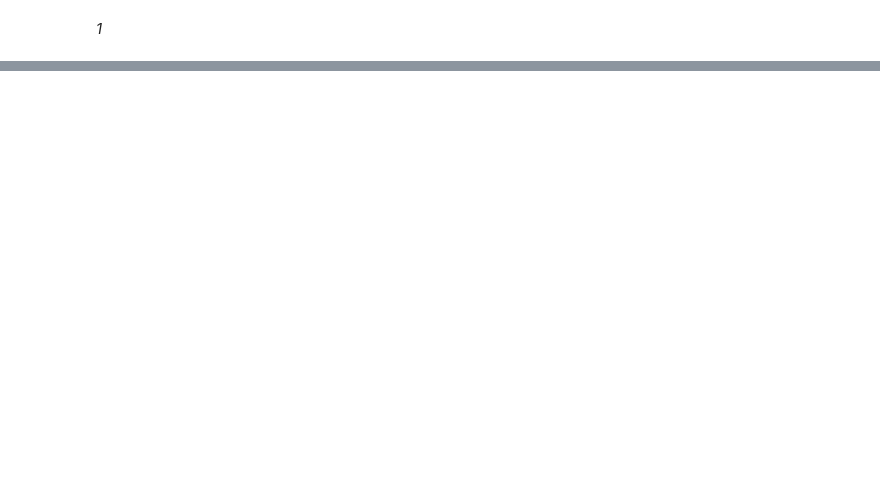
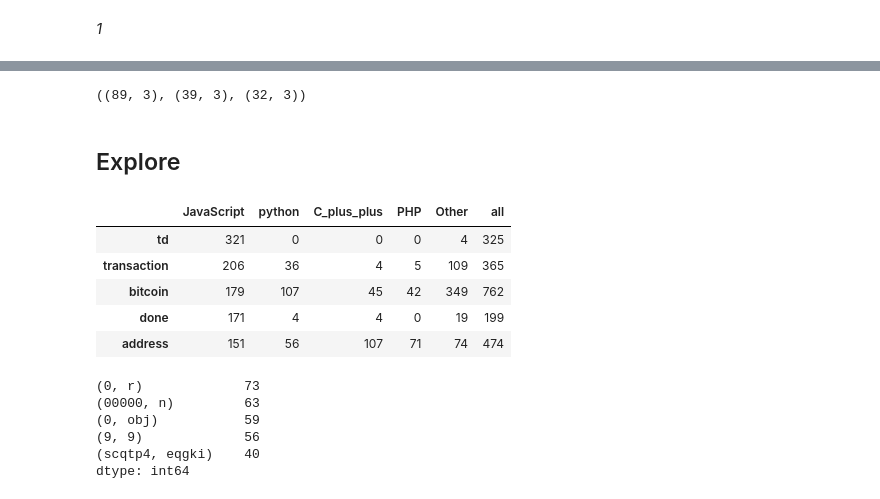
Before and after one commit to TeamAwesomeQuackers/NLP_Project, a Jupyter notebook: Workbooks/paige_explo_notebook-Copy1.ipynb, the cells around one changed output, grey strips where cells are left out. Drawn from its saved outputs; the diff is of its cells as text; code cells hidden in the pictures; blank space fills up the shorter version.

```diff
--- a/Workbooks/paige_explo_notebook-Copy1.ipynb
+++ b/Workbooks/paige_explo_notebook-Copy1.ipynb
@@ -113,0 +616,3 @@ AttributeError: 'list' object has no attribute 'value_counts'
+# %%
+# Fill null langauges with wunknown value
+df.language.fillna(value='Unknown',inplace=True)
@@ -113,0 +629,27 @@ AttributeError: 'list' object has no attribute 'value_counts'
+# %%
+# Save the names of the top 5 programming languages, and change the rest to 'Other'
+df['language'] = df.language.apply(common_language)
+# %%
+# SPLIT
+from sklearn.model_selection import train_test_split
+# Test set is .2 of original dataframe
+train, test = train_test_split(df, test_size = .2, random_state=123, stratify= df.language)
+# The remainder is here divided .7 to train and .3 to validate
+train, validate = train_test_split(train, test_size=.3, random_state=123, stratify= train.language)
+train.shape, validate.shape, test.shape
+# ------------------------
+# %% [output]
+((89, 3), (39, 3), (32, 3))
+# %%
+# combine all contents in single string by language
+
+from prepare import *
+
+JavaScript_words = basic_clean(' '.join(df[df.language == 'JavaScript'].lemmatized))
+Python_words = basic_clean(' '.join(df[df.language == 'Python'].lemmatized))
+C_plus_plus_words = basic_clean(' '.join(df[df.language == 'C++'].lemmatized))
+PHP_words = basic_clean(' '.join(df[df.language == 'PHP'].lemmatized))
+java_words = (' '.join(train[train.language == 'Java'].lemmatized))
+Other_words = basic_clean(' '.join(df[df.language == 'Other'].lemmatized))
+
+all_words = basic_clean(' '.join(df.lemmatized))
@@ -113,0 +666,2 @@ AttributeError: 'list' object has no attribute 'value_counts'
+# %% [markdown]
+## Explore
@@ -113,0 +670,31 @@ AttributeError: 'list' object has no attribute 'value_counts'
+# %%
+JavaScript_freq = pd.Series(JavaScript_words.split()).value_counts()
+python_freq = pd.Series(Python_words.split()).value_counts()
+C_plus_plus_freq = pd.Series(C_plus_plus_words.split()).value_counts()
+PHP_freq = pd.Series(PHP_words.split()).value_counts()
+Other_freq = pd.Series(Other_words.split()).value_counts()
+
+all_freq = pd.Series(all_words.split()).value_counts()
+# %%
+word_counts = pd.concat([
+JavaScript_freq,
+python_freq,
+C_plus_plus_freq,
+PHP_freq,
+Other_freq,
+all_freq
+], axis=1).fillna(0).astype(int)
+word_counts.columns = ['JavaScript',
+'python',
+'C_plus_plus',
+'PHP',
+'Other',
+'all']
+word_counts.head()
+# %% [output]
+|  | JavaScript | python | C_plus_plus | PHP | Other | all |
+| td | 321 | 0 | 0 | 0 | 4 | 325 |
+| transaction | 206 | 36 | 4 | 5 | 109 | 365 |
+| bitcoin | 179 | 107 | 45 | 42 | 349 | 762 |
+| done | 171 | 4 | 4 | 0 | 19 | 199 |
+| address | 151 | 56 | 107 | 71 | 74 | 474 |
@@ -113,0 +705,10 @@ AttributeError: 'list' object has no attribute 'value_counts'
+# %%
+python_top_words = top_20_bigram(Python_words)
+python_top_words.head()
+# %% [output]
+(0, r)             73
+(00000, n)         63
+(0, obj)           59
+(9, 9)             56
+(scqtp4, eqgki)    40
+dtype: int64
```
Also changed, not shown: parts of 55 cells of this notebook.
